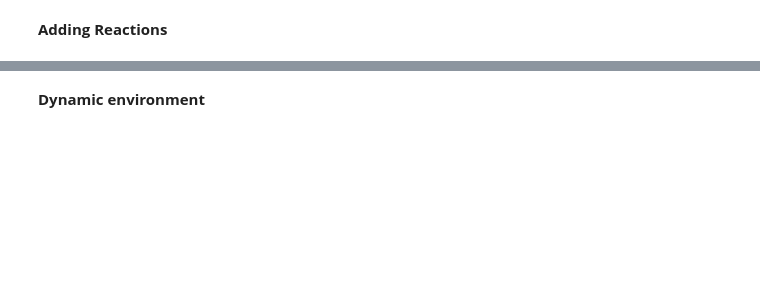
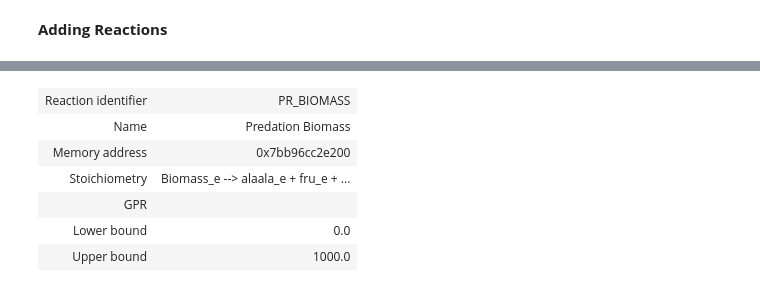
Before and after one commit to BondonMickael/M_xanthus-E_coli-Predation, a Jupyter notebook: notebooks/compart_model.ipynb, the cells around one changed output, grey strips where cells are left out. Drawn from its saved outputs; the diff is of its cells as text; code cells hidden in the pictures; blank space fills up the shorter version.

```diff
--- a/notebooks/compart_model.ipynb
+++ b/notebooks/compart_model.ipynb
@@ -60,5 +174,54 @@ M_xanthus.add_boundary(M_xanthus.metabolites.get_by_id("Biomass_e"), type="excha
 | GPR |  |
 | Lower bound | -1000.0 |
 | Upper bound | 1000.0 |
-# %% [markdown]
-**Dynamic environment**
+# %%
+Mreaction = cobra.Reaction('PR_BIOMASS')
+Mreaction.name = 'Predation Biomass'
+Mreaction.subsystem = ''
+Mreaction.lower_bound = 0.  # This is the default
+Mreaction.upper_bound = 1000.  # This is the default
+
+Biomass_e = M_xanthus.metabolites.Biomass_e
+
+spmd_e = M_xanthus.metabolites.spmd_e # carbon source from exchange used in biomass reaction
+pheme_e = M_xanthus.metabolites.pheme_e
+val_L_e = M_xanthus.metabolites.val_L_e # imported AA
+ile_L_e = M_xanthus.metabolites.ile_L_e
+leu_L_e = M_xanthus.metabolites.leu_L_e
+lys_L_e = M_xanthus.metabolites.lys_L_e
+his_L_e = M_xanthus.metabolites.his_L_e
+gly_cys_L_e = M_xanthus.metabolites.gly_cys_L_e
+pro_L_e = M_xanthus.metabolites.pro_L_e
+alaala_e = M_xanthus.metabolites.alaala_e
+fru_e = M_xanthus.metabolites.fru_e
+glu_L_e = M_xanthus.metabolites.glu_L_e # don't know if necessary
+
+Mreaction.add_metabolites({
+    Biomass_e: -1,
+    spmd_e: 1,
+    pheme_e: 1,
+    val_L_e: 1,
+    ile_L_e: 1,
+    leu_L_e: 1,
+    lys_L_e: 1,
+    his_L_e: 1,
+    gly_cys_L_e: 1,
+    pro_L_e: 1,
+    alaala_e: 1,
+    fru_e: 1,
+    glu_L_e: 1
+}) # add the metabolites to the reaction
+
+Mreaction.gene_reaction_rule = '' # define which gene allow the reaction
+
+M_xanthus.add_reactions([Mreaction]) # add the PR_Biomass reaction
+
+M_xanthus.reactions.PR_BIOMASS
+# %% [output]
+| Reaction identifier | PR_BIOMASS |
+| Name | Predation Biomass |
+| Memory address | 0x7bb96cc2e200 |
+| Stoichiometry | Biomass_e --> alaala_e + fru_e + ... |
+| GPR |  |
+| Lower bound | 0.0 |
+| Upper bound | 1000.0 |
```
Also changed, not shown: parts of 14 cells of this notebook, 3 other files.
